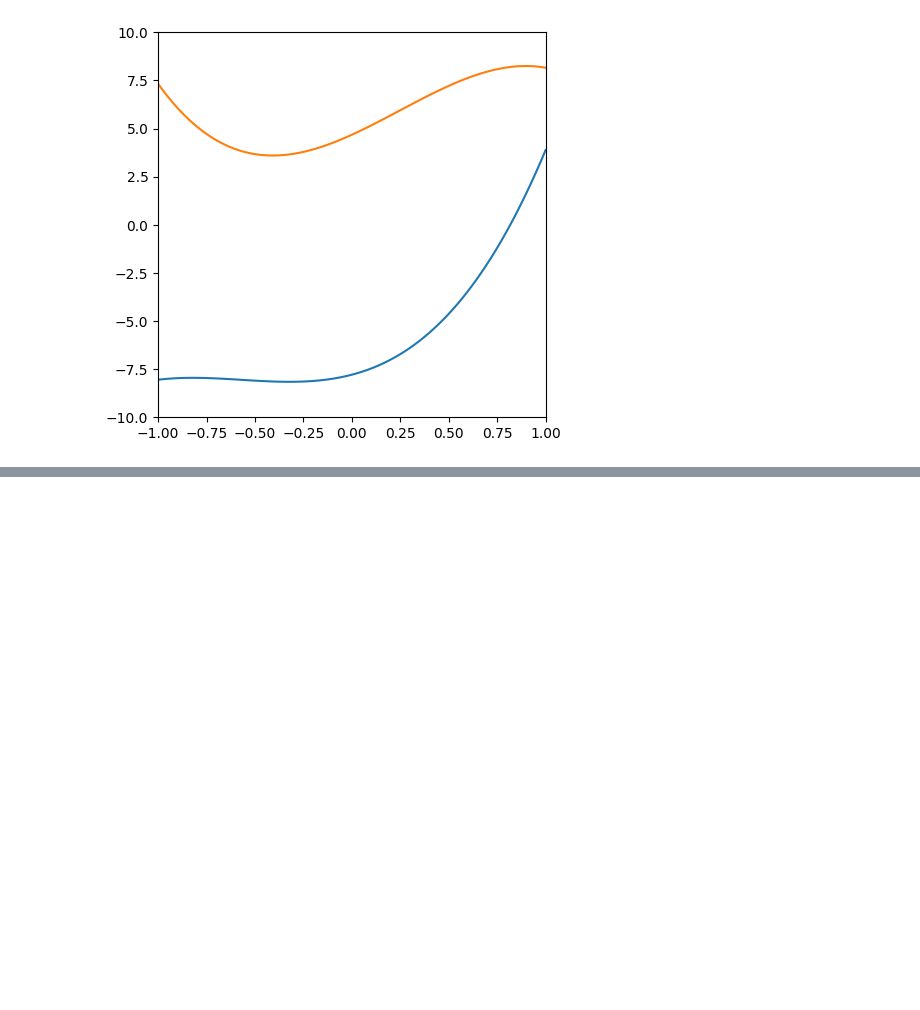
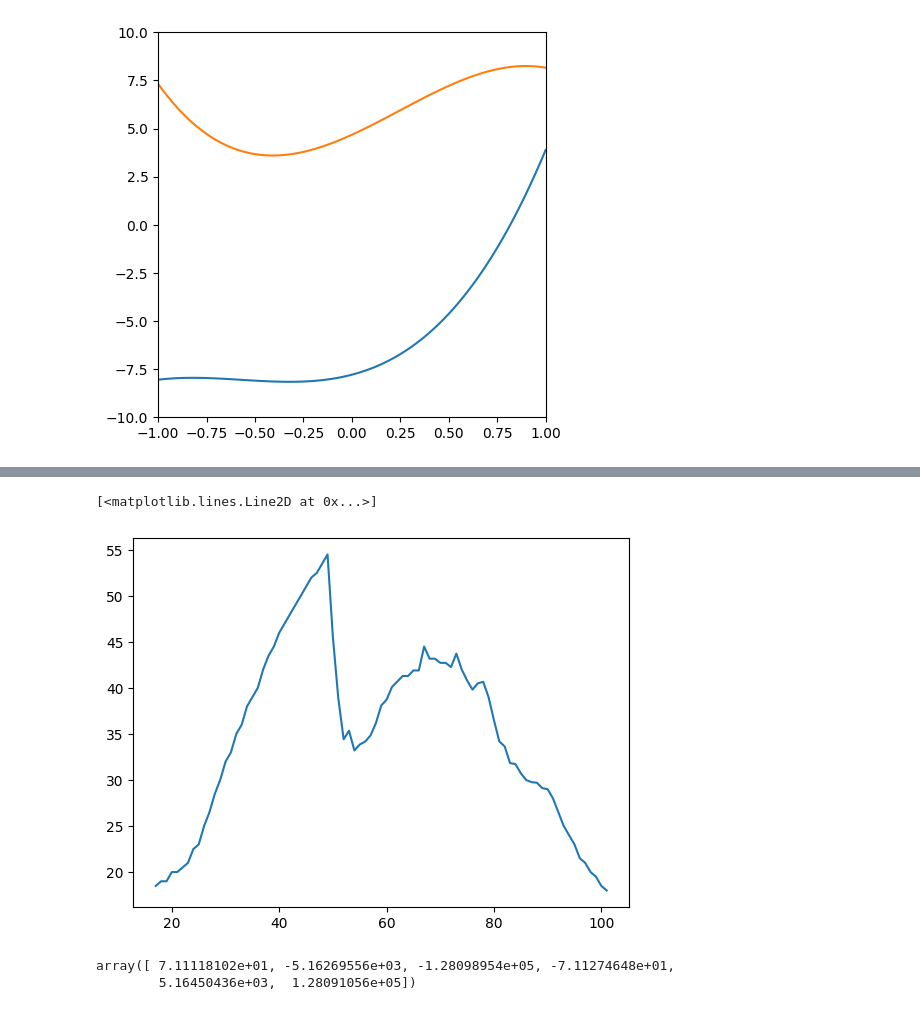
Before and after one commit to khachaturyan-1991/PlotExtract, a Jupyter notebook: WorkingBeast.ipynb, the cells around one changed output, grey strips where cells are left out. Drawn from its saved outputs; the diff is of its cells as text; code cells hidden in the pictures; blank space fills up the shorter version.

```diff
--- a/WorkingBeast.ipynb
+++ b/WorkingBeast.ipynb
@@ -632,0 +600,13 @@ ax.set_ylim(-10, 10)
+# %%
+t = zip(tx, ty)
+tx_set = set(tx)
+t_dict ={ti:[] for ti in tx_set}
+
+for x, y in t:
+    t_dict[x].append(y)
+# %%
+t_mean = {ti:np.mean(t_dict[ti]) for ti in tx_set}
+plt.plot(t_mean.keys(), t_mean.values())
+# %% [output]
+[<matplotlib.lines.Line2D at 0x...>]
+[figure, added]
@@ -632,0 +626,5 @@ ax.set_ylim(-10, 10)
+# %%
+coefficients
+# %% [output]
+array([ 7.11118102e+01, -5.16269556e+03, -1.28098954e+05, -7.11274648e+01,
+        5.16450436e+03,  1.28091056e+05])
```
Also changed, not shown: parts of 31 cells of this notebook.
